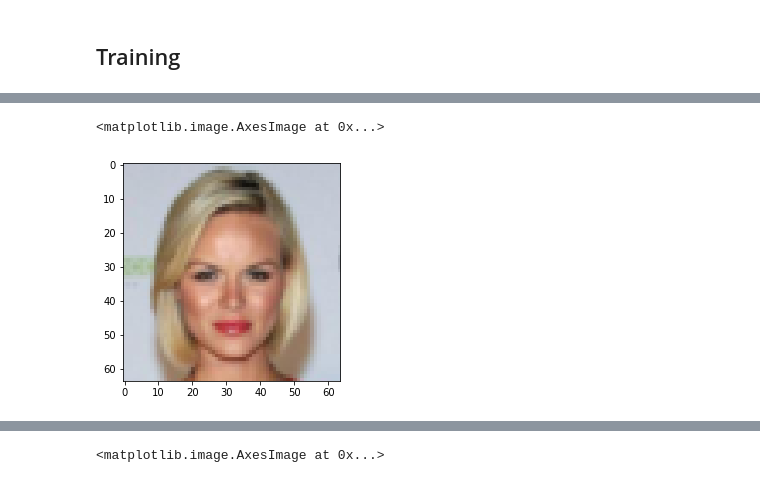
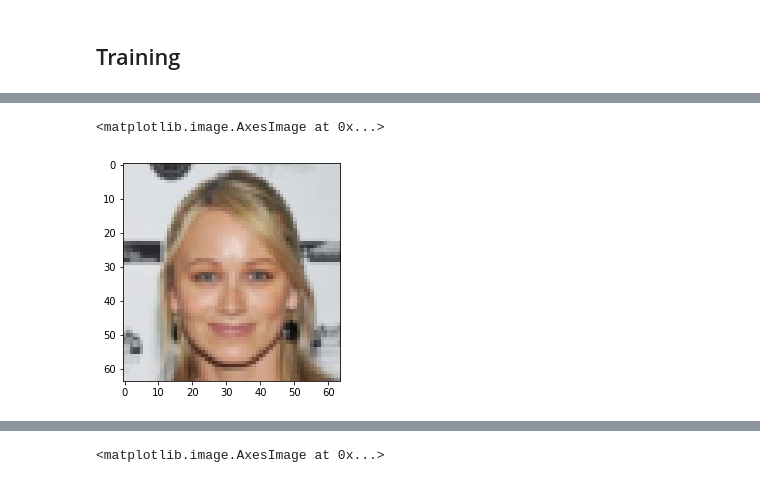
Before and after one commit to AmanDaVinci/DiSENN, a Jupyter notebook: notebooks/02-Train-Baseline-Celeba.ipynb, the cells around one changed output, grey strips where cells are left out. Saved outputs shown, nothing was run; the diff lists cells and outputs as text; code cells hidden in the pictures.

Commit message:
add sample dataset

```diff
--- a/notebooks/02-Train-Baseline-Celeba.ipynb
+++ b/notebooks/02-Train-Baseline-Celeba.ipynb
@@ -33,5 +63,5 @@ train_dl = DataLoader(celeba_dataset, batch_size=10, shuffle=True)
 # %%
-x,y = next(iter(train_dl))
+x,y = next(iter(sample_dl))
 # %% [markdown]
 # $\beta$-VAE Conceptizer
 # %% [markdown]
@@ -75,5 +105,5 @@ plt.imshow(x_reconstruct[0].detach().numpy().transpose(1,2,0))
 # %% [markdown]
 ## Training
 # %%
-optimizer = optim.Adam(conceptizer.parameters())
-conceptizer.train()
+optimizer = optim.SGD(conceptizer.parameters(), lr=1e-2)
+conceptizer.train();
@@ -98,10 +110,10 @@ VaeConceptizer(
 # %%
-EPOCHS = 1
+EPOCHS = 20
 BETA = 1
-PRINT_FREQ = 100
+PRINT_FREQ = 2
 # %%
 for epoch in range(EPOCHS):
-    for i, (x, _) in enumerate(train_dl):
+    for i, (x, _) in enumerate(sample_dl):
         optimizer.zero_grad()
         x = x.float()
         concept_mean, concept_logvar, x_reconstruct = conceptizer(x)
@@ -122,10 +149,10 @@ conceptizer.eval();
 # %%
 concept_mean, concept_logvar, x_reconstruct = conceptizer(x)
 # %%
-plt.imshow(x[2].numpy().transpose(1,2,0))
+plt.imshow(x[0].numpy().transpose(1,2,0))
 # %% [output]
 <matplotlib.image.AxesImage at 0x...>
-[figure, old version]
+[figure, new version]
 # %%
 plt.matshow(concept_mean.detach().numpy())
 plt.colorbar()
```
Also changed, not shown: parts of 25 cells of this notebook.
